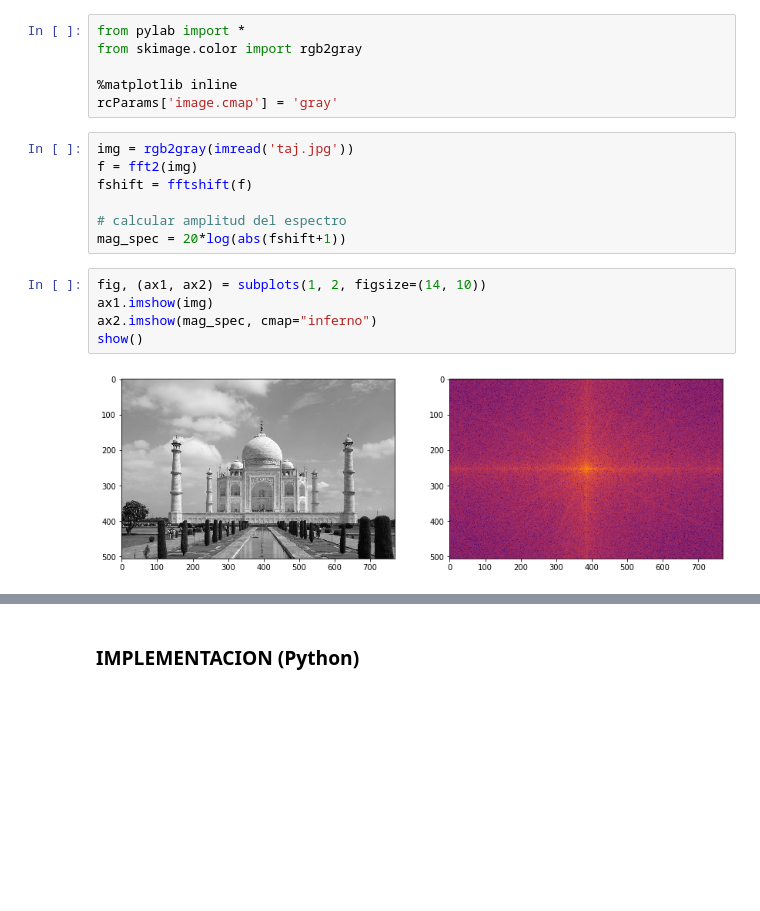
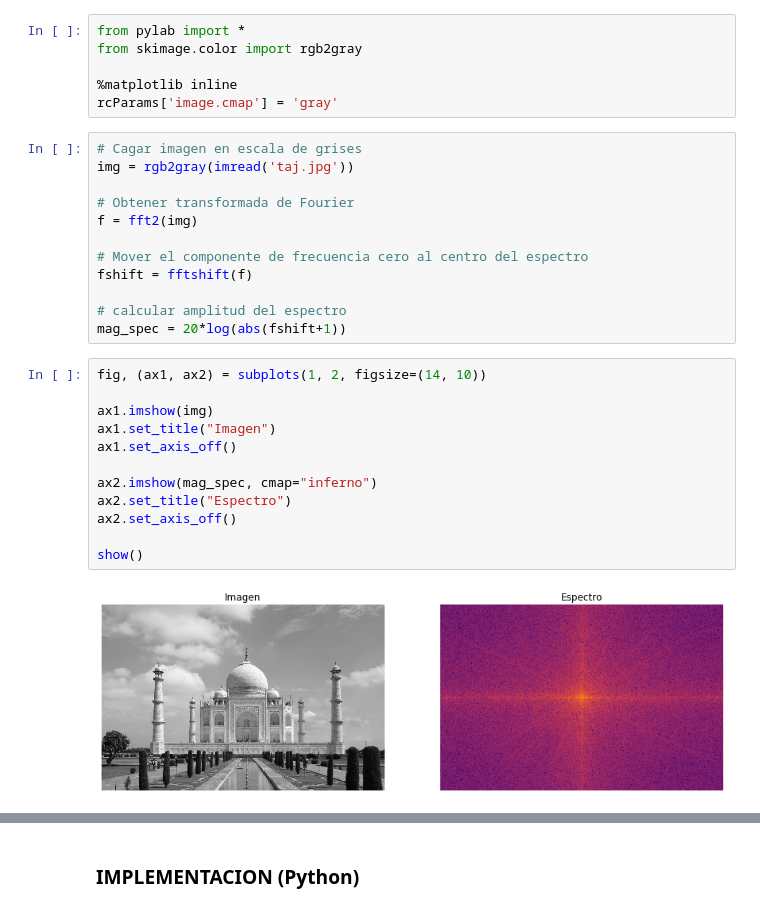
Before and after one commit to luiscib3r/Procesamiento-de-Imagenes, a Jupyter notebook: Seminario/Filtrado de imágenes en el dominio de la frecuencia.ipynb, the cells around one changed output, grey strips where cells are left out. Cells and saved outputs as stored; diff of their text form; blank space fills up the shorter version.

```diff
--- a/Seminario/Filtrado de imágenes en el dominio de la frecuencia.ipynb
+++ b/Seminario/Filtrado de imágenes en el dominio de la frecuencia.ipynb
@@ -74,19 +74,31 @@ from skimage.color import rgb2gray
 %matplotlib inline
 rcParams['image.cmap'] = 'gray'
 # %%
+# Cagar imagen en escala de grises
 img = rgb2gray(imread('taj.jpg'))
+
+# Obtener transformada de Fourier
 f = fft2(img)
+
+# Mover el componente de frecuencia cero al centro del espectro
 fshift = fftshift(f)
 
 # calcular amplitud del espectro
 mag_spec = 20*log(abs(fshift+1))
 # %%
 fig, (ax1, ax2) = subplots(1, 2, figsize=(14, 10))
+
 ax1.imshow(img)
+ax1.set_title("Imagen")
+ax1.set_axis_off()
+
 ax2.imshow(mag_spec, cmap="inferno")
+ax2.set_title("Espectro")
+ax2.set_axis_off()
+
 show()
 # %% [output]
-[figure, old version]
+[figure, new version]
 # %% [markdown]
 ### LA OPERACION DE FILTRADO
 
```
Also changed, not shown: parts of 8 cells of this notebook, 2 other files.
